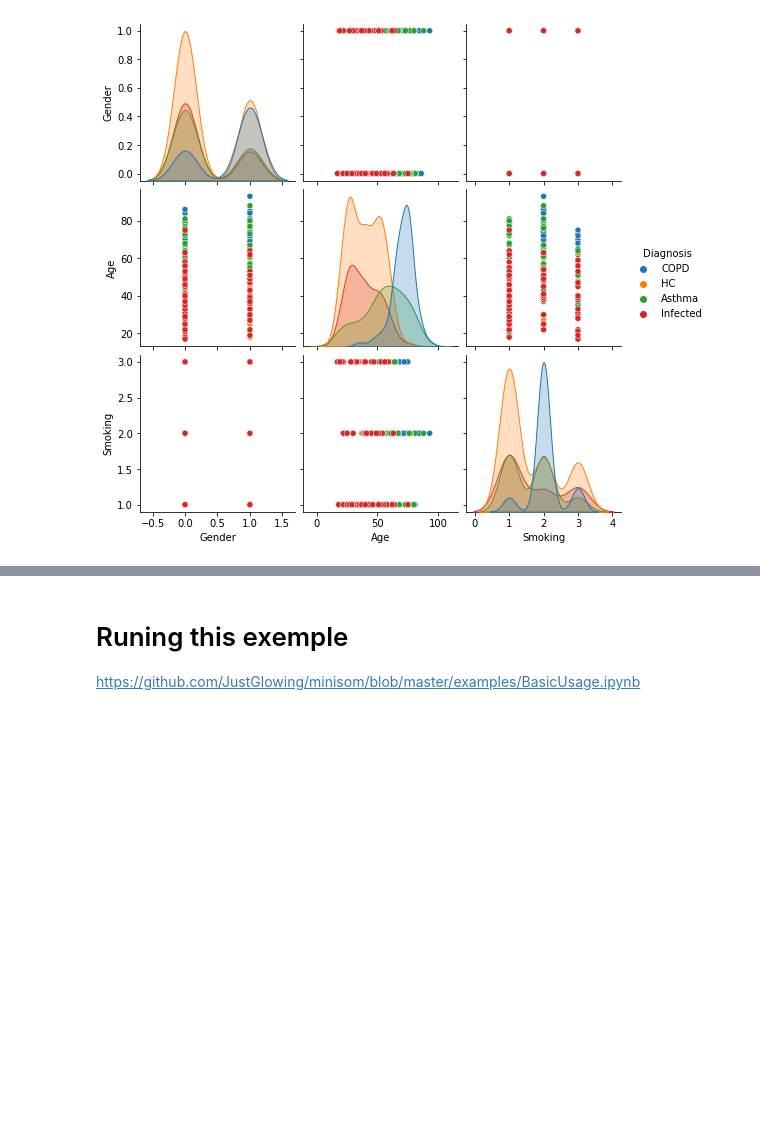
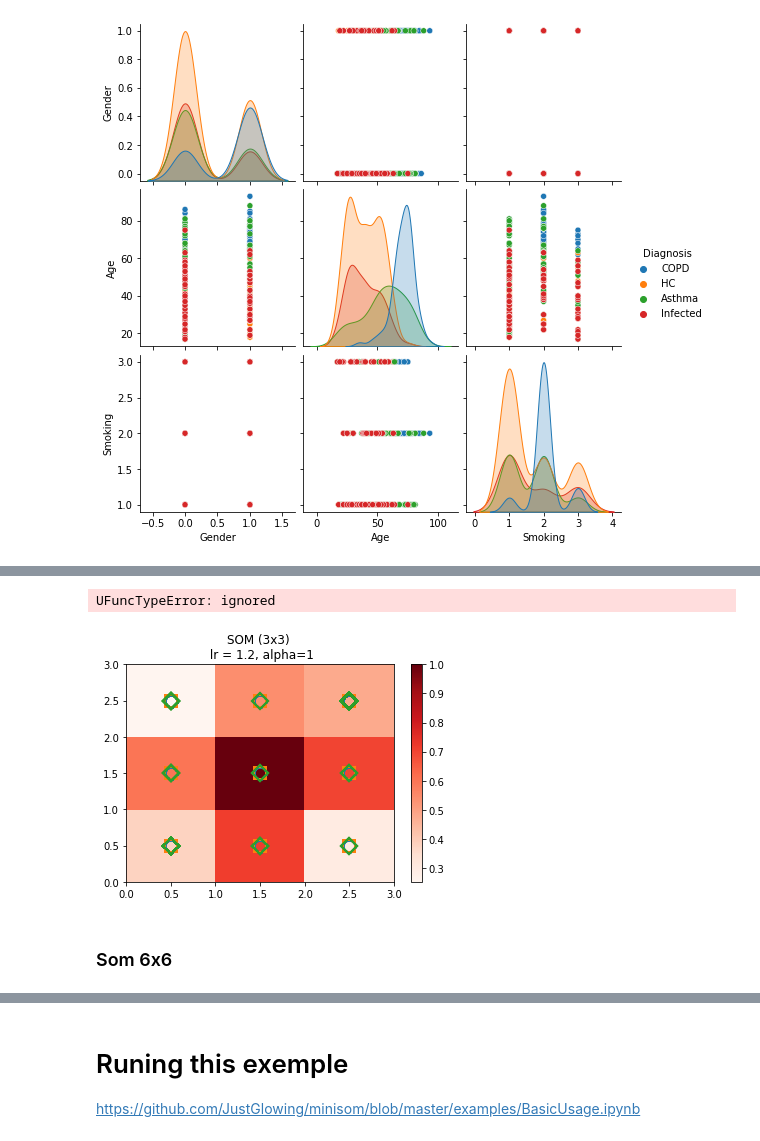
Before and after one commit to barauna-lo/Neurocomputing, a Jupyter notebook: Project_02_SOM.ipynb, the cells around one changed output, grey strips where cells are left out. Cells and saved outputs as stored; diff of their text form; code cells hidden in the pictures; blank space fills up the shorter version.

```diff
--- a/Project_02_SOM.ipynb
+++ b/Project_02_SOM.ipynb
@@ -295,0 +343,40 @@ sns.heatmap(features.astype(float).corr(), linewidths = 0.1, linecolor = 'white'
+# %%
+w_x, w_y = [som.winner(d) for d in data]
+w_x = np.array(w_x)
+w_y = np.array(w_y)
+
+label_names = np.array(df.label.unique())
+
+plt.figure(figsize=(10, 9))
+plt.pcolor(som.distance_map().T, cmap='bone_r', alpha=.2)
+plt.colorbar()
+
+for c in np.unique(target):
+    idx_target = target==c
+    plt.scatter(w_x[idx_target]+.5+(np.random.rand(np.sum(idx_target))-.5)*.8,
+                w_y[idx_target]+.5+(np.random.rand(np.sum(idx_target))-.5)*.8,
+                s=50, c=colors[c-1], label=label_names[c])
+plt.legend()#loc='upper right')
+plt.grid()
+#plt.savefig('resulting_images/som_seed.png')
+plt.title("Distance Map")
+plt.show()
+# %% [output]
+UFuncTypeError: ignored
+# %%
+#markers = ['o', 's', 'D']
+#colors  = ['C0', 'C1', 'C2']
+
+plt.pcolor(som.distance_map().T, cmap='Reds')  # plotting the distance map as background
+plt.colorbar()
+for cnt, xx in enumerate(features.values):
+    w = som.winner(xx)  # getting the winner
+    # palce a marker on the winning position for the sample xx
+    plt.plot(w[0]+.5, w[1]+.5,markers[target[cnt]-1],markerfacecolor='None',markeredgecolor=colors[target[cnt]-1],markersize=12, markeredgewidth=2)
+plt.title('SOM (3x3) \n lr = 1.2, alpha=1')
+#plt.legend()
+plt.show()
+# %% [output]
+[figure, added]
+# %% [markdown]
+### Som 6x6
```
Also changed, not shown: parts of 22 cells of this notebook.
